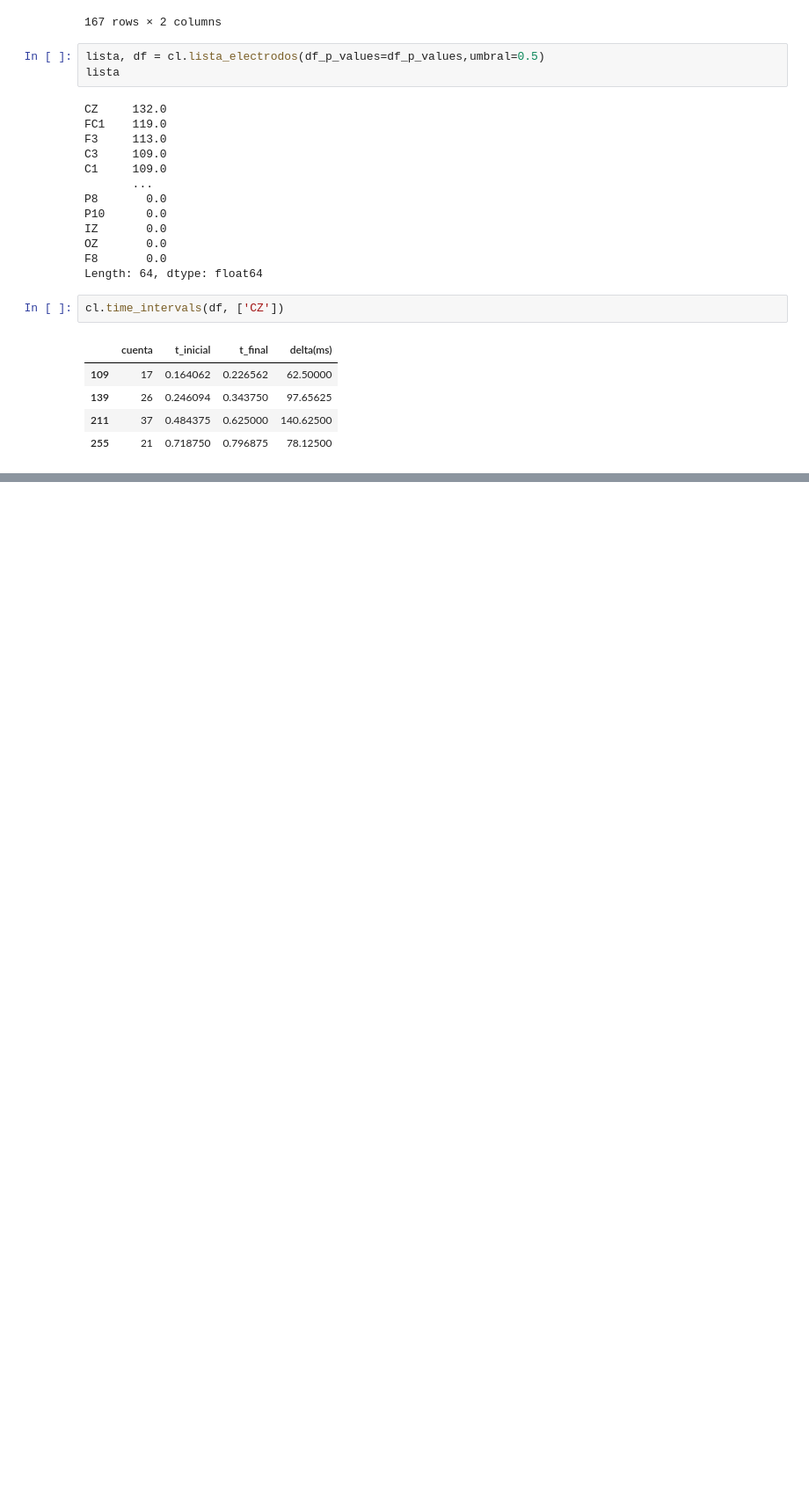
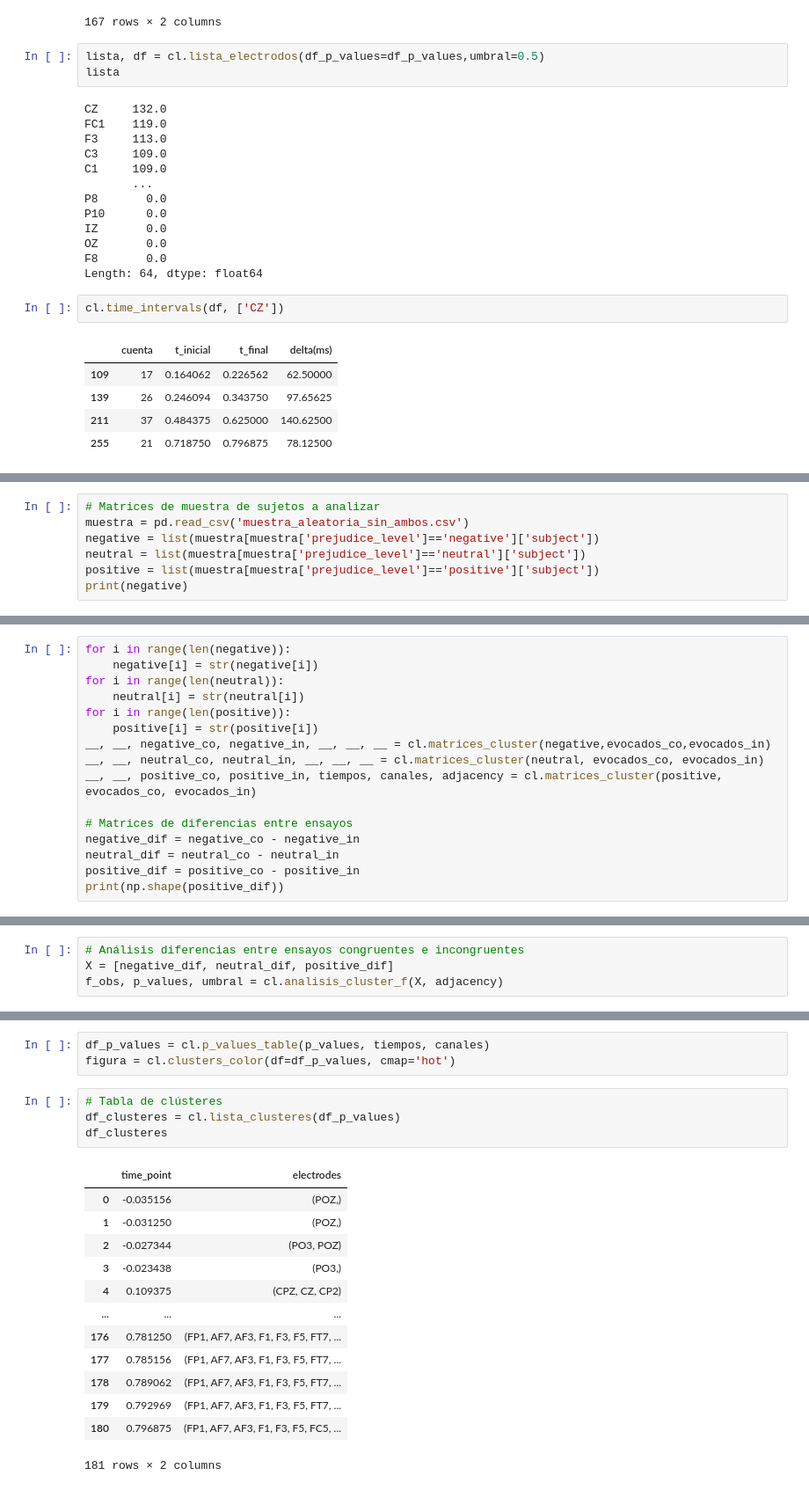
Before and after one commit to jhquiza/EEG_IAT, a Jupyter notebook: Análisis univariante masivo definitivo.ipynb, the cells around one changed output, grey strips where cells are left out. Shown at 88% size. Drawn from its saved outputs; the diff is of its cells as text; blank space fills up the shorter version.

```diff
--- a/Análisis univariante masivo definitivo.ipynb
+++ b/Análisis univariante masivo definitivo.ipynb
@@ -240,0 +243,7 @@ cl.time_intervals(df, ['CZ'])
+# %%
+# Matrices de muestra de sujetos a analizar
+muestra = pd.read_csv('muestra_aleatoria_sin_ambos.csv')
+negative = list(muestra[muestra['prejudice_level']=='negative']['subject'])
+neutral = list(muestra[muestra['prejudice_level']=='neutral']['subject'])
+positive = list(muestra[muestra['prejudice_level']=='positive']['subject'])
+print(negative)
@@ -240,0 +252,16 @@ cl.time_intervals(df, ['CZ'])
+# %%
+for i in range(len(negative)):
+    negative[i] = str(negative[i])
+for i in range(len(neutral)):
+    neutral[i] = str(neutral[i])
+for i in range(len(positive)):
+    positive[i] = str(positive[i])
+__, __, negative_co, negative_in, __, __, __ = cl.matrices_cluster(negative,evocados_co,evocados_in)
+__, __, neutral_co, neutral_in, __, __, __ = cl.matrices_cluster(neutral, evocados_co, evocados_in)
+__, __, positive_co, positive_in, tiempos, canales, adjacency = cl.matrices_cluster(positive, evocados_co, evocados_in)
+
+# Matrices de diferencias entre ensayos
+negative_dif = negative_co - negative_in
+neutral_dif = neutral_co - neutral_in
+positive_dif = positive_co - positive_in
+print(np.shape(positive_dif))
@@ -240,0 +288,4 @@ cl.time_intervals(df, ['CZ'])
+# %%
+# Análisis diferencias entre ensayos congruentes e incongruentes
+X = [negative_dif, neutral_dif, positive_dif]
+f_obs, p_values, umbral = cl.analisis_cluster_f(X, adjacency)
@@ -240,0 +301,21 @@ cl.time_intervals(df, ['CZ'])
+# %%
+df_p_values = cl.p_values_table(p_values, tiempos, canales)
+figura = cl.clusters_color(df=df_p_values, cmap='hot')
+# %%
+# Tabla de clústeres
+df_clusteres = cl.lista_clusteres(df_p_values)
+df_clusteres
+# %% [output]
+|  | time_point | electrodes |
+| 0 | -0.035156 | (POZ,) |
+| 1 | -0.031250 | (POZ,) |
+| 2 | -0.027344 | (PO3, POZ) |
+| 3 | -0.023438 | (PO3,) |
+| 4 | 0.109375 | (CPZ, CZ, CP2) |
+| ... | ... | ... |
+| 176 | 0.781250 | (FP1, AF7, AF3, F1, F3, F5, FT7, ... |
+| 177 | 0.785156 | (FP1, AF7, AF3, F1, F3, F5, FT7, ... |
+| 178 | 0.789062 | (FP1, AF7, AF3, F1, F3, F5, FT7, ... |
+| 179 | 0.792969 | (FP1, AF7, AF3, F1, F3, F5, FT7, ... |
+| 180 | 0.796875 | (FP1, AF7, AF3, F1, F3, F5, FC5, ... |
+181 rows × 2 columns
```
Also changed, not shown: parts of 6 cells of this notebook, 2 other files.
